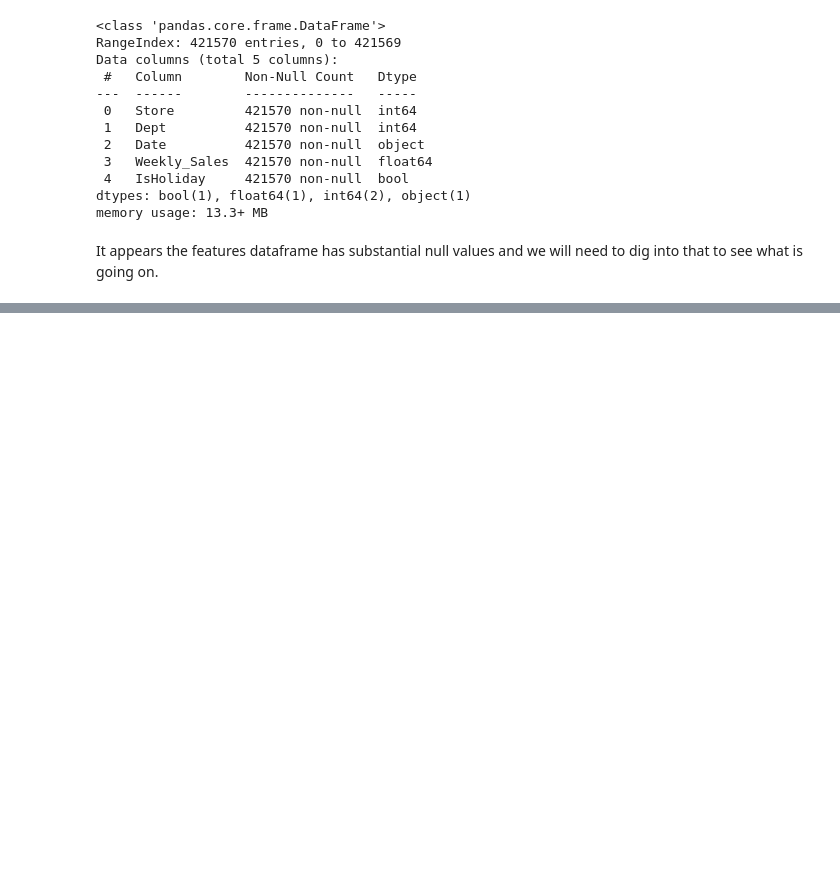
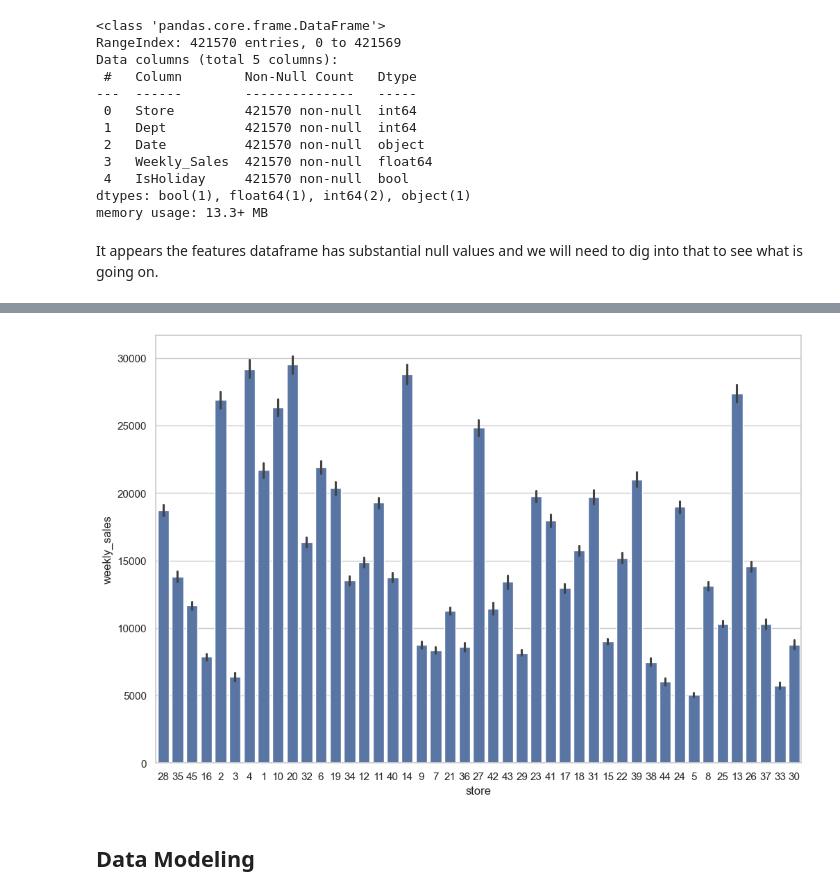
Before and after one commit to chrisheimbuch/Walmart_Reporting_Sales_Forecasting, a Jupyter notebook: source/sales_eda.ipynb, the cells around one changed output, grey strips where cells are left out. Cells and saved outputs as stored; diff of their text form; code cells hidden in the pictures; blank space fills up the shorter version.

```diff
--- a/source/sales_eda.ipynb
+++ b/source/sales_eda.ipynb
@@ -129,0 +389,5 @@ It appears the features dataframe has substantial null values and we will need t
+# %%
+final_merged_df['date'] = pd.to_datetime(final_merged_df['date'],errors='coerce')
+final_merged_df.sort_values(by=['date'],inplace=True)
+final_merged_df.set_index(final_merged_df.date, inplace=True)
+final_merged_df.head()
@@ -129,0 +407,5 @@ It appears the features dataframe has substantial null values and we will need t
+# %%
+#Since these two columns are same so drop any one column and make another column as IsHoliday
+final_merged_df.drop(columns='isholiday_x',inplace=True)
+final_merged_df.rename(columns={"isholiday_y" : "IsHoliday"}, inplace=True)
+final_merged_df.info()
@@ -129,0 +462,6 @@ It appears the features dataframe has substantial null values and we will need t
+# %%
+from sklearn.preprocessing import LabelEncoder
+le = LabelEncoder()
+
+final_merged_df['IsHoliday'] = le.fit_transform(final_merged_df['IsHoliday'])
+final_merged_df['type'] = le.fit_transform(final_merged_df['type'])
@@ -129,0 +490,3 @@ It appears the features dataframe has substantial null values and we will need t
+# %%
+sliced = ['weekly_sales', 'store']
+sales = final_merged_df[sliced].sort_values(by='weekly_sales', ascending=True)
@@ -129,0 +510,6 @@ It appears the features dataframe has substantial null values and we will need t
+# %%
+plt.figure(figsize=(12,8))
+sns.barplot(x='store',y='weekly_sales',data=sales)
+plt.show()
+# %% [output]
+[figure, added]
@@ -129,0 +570,2 @@ It appears the features dataframe has substantial null values and we will need t
+# %% [markdown]
+## Data Modeling
```
Also changed, not shown: parts of 35 cells of this notebook.
